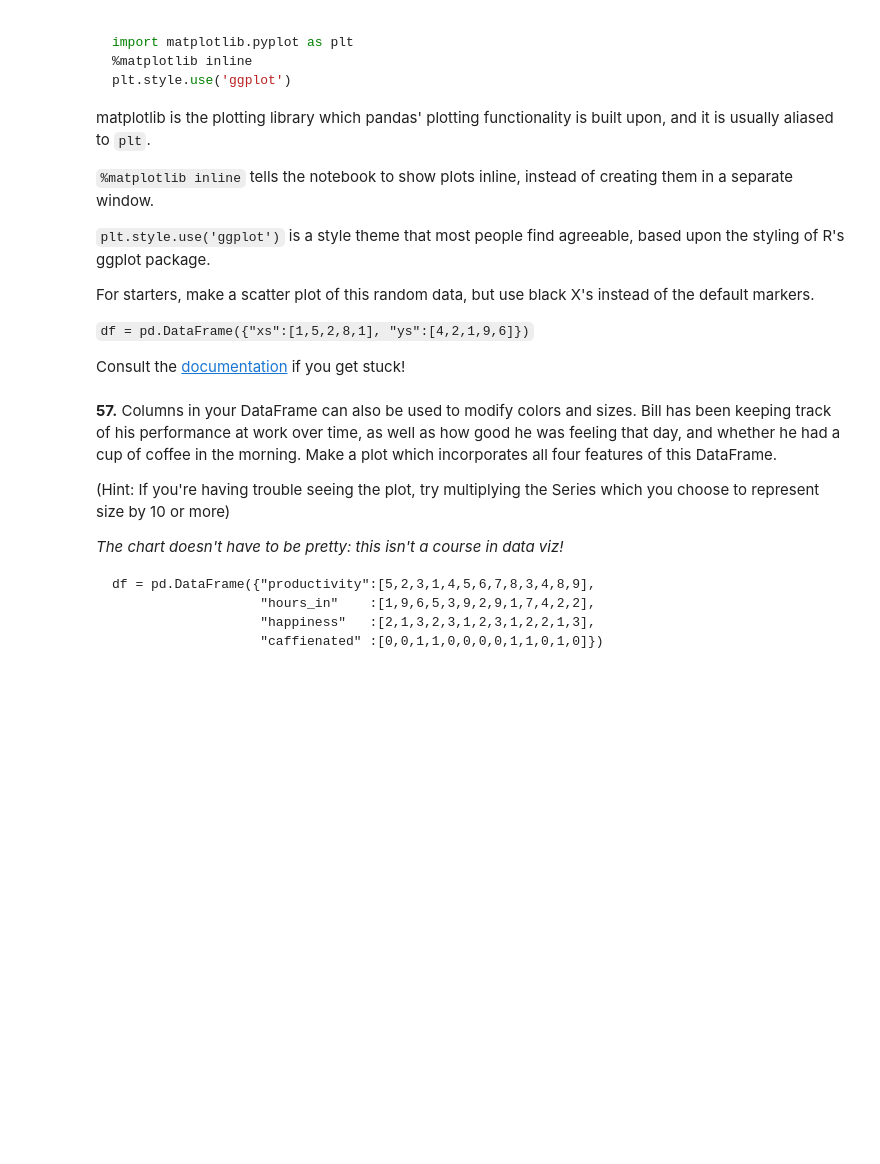
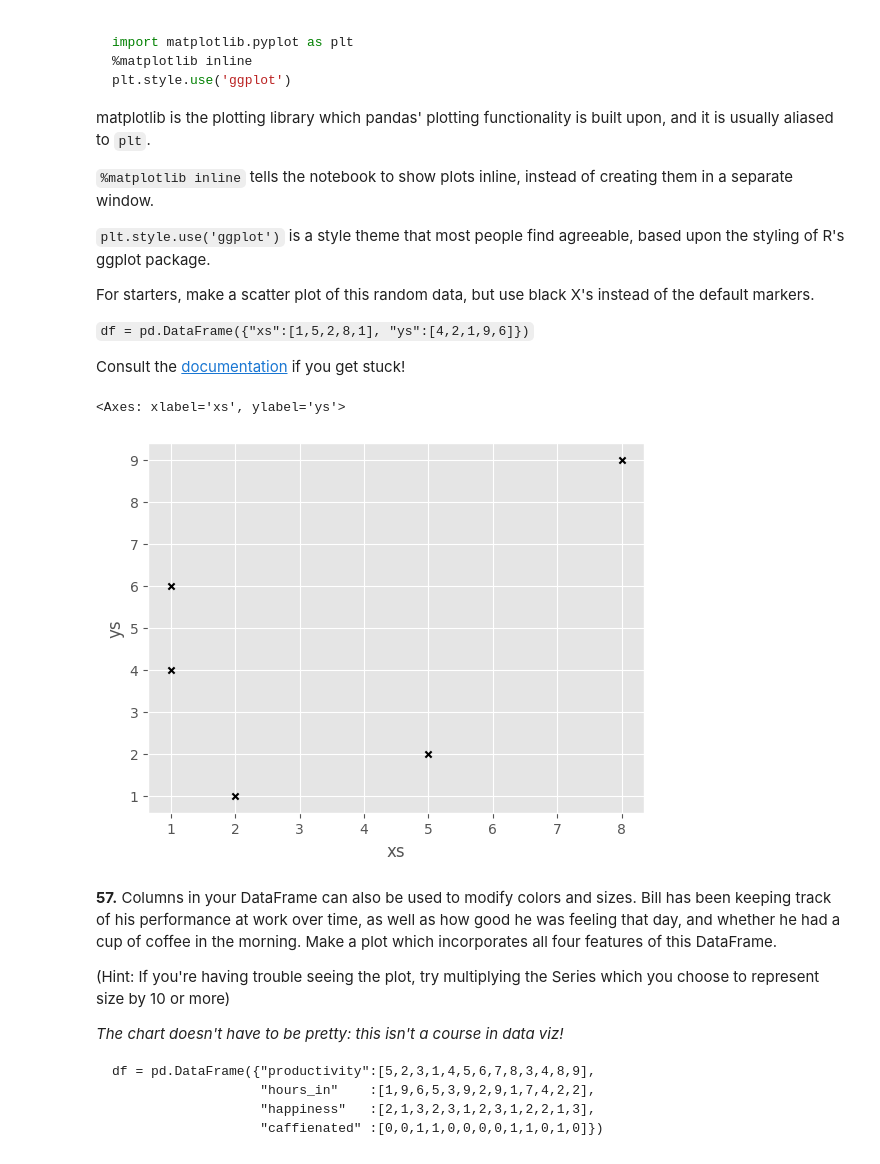
Before and after one commit to Jhonelkour/100-pandas-puzzles-, a Jupyter notebook: puzzles_solutions.ipynb, the cells around one changed output. Drawn from its saved outputs; the diff is of its cells as text; code cells hidden in the pictures; blank space fills up the shorter version.

````diff
--- a/puzzles_solutions.ipynb
+++ b/puzzles_solutions.ipynb
@@ -1230,6 +1230,18 @@ For starters, make a scatter plot of this random data, but use black X's instead
 ```df = pd.DataFrame({"xs":[1,5,2,8,1], "ys":[4,2,1,9,6]})```
 
 Consult the [documentation](https://pandas.pydata.org/pandas-docs/stable/generated/pandas.DataFrame.plot.html) if you get stuck!
+# %%
+import matplotlib.pyplot as plt
+%matplotlib inLine
+plt.style.use('ggplot')
+
+df = pd.DataFrame({"xs":[1,5,2,8,1], "ys":[4,2,1,9,6]})
+df
+
+df.plot.scatter(x='xs', y='ys', color='black', marker='x')
+# %% [output]
+<Axes: xlabel='xs', ylabel='ys'>
+[figure, added]
 # %% [markdown]
 **57.** Columns in your DataFrame can also be used to modify colors and sizes.  Bill has been keeping track of his performance at work over time, as well as how good he was feeling that day, and whether he had a cup of coffee in the morning.  Make a plot which incorporates all four features of this DataFrame.
 
````
Also changed, not shown: parts of 23 cells of this notebook.
